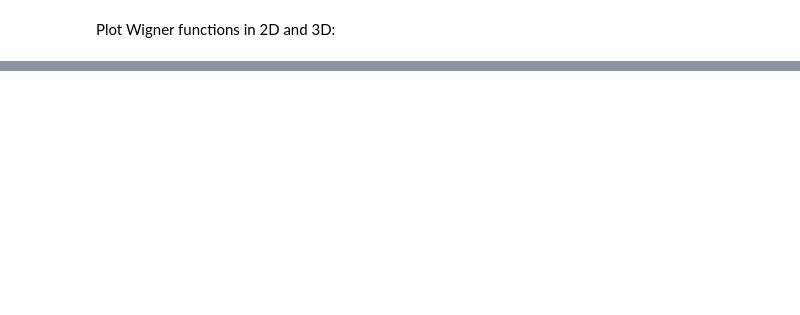
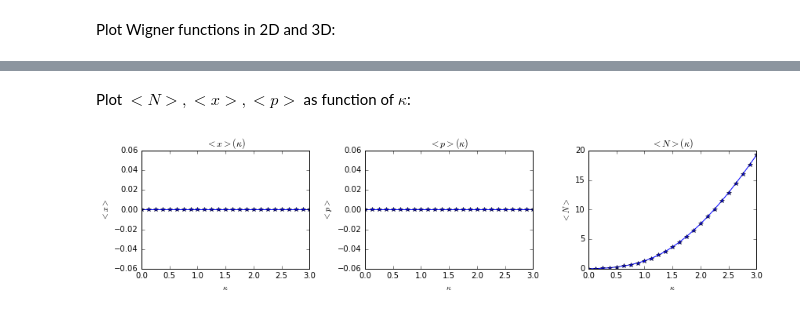
Before and after one commit to nadav-steiner/vdp-oscillator, a Jupyter notebook: VdP Oscillator Lindblad Solution.ipynb, the cells around one changed output, grey strips where cells are left out. Saved outputs shown, nothing was run; the diff lists cells and outputs as text; code cells hidden in the pictures; blank space fills up the shorter version.

```diff
--- a/VdP Oscillator Lindblad Solution.ipynb
+++ b/VdP Oscillator Lindblad Solution.ipynb
@@ -69,0 +82,4 @@ for kap in kappa:
+# %%
+rho_arr2 = []
+for kap in kappa2:
+    rho_arr2.append(solve_lindblad(gamma1, gamma2, nbar_omega, nbar2_omega, nbar_delta, kap, rho0, tlist))
@@ -116,0 +186,31 @@ plt.show()
+# %% [markdown]
+Plot $<N>, <x>, <p>$ as function of $\kappa$:
+# %%
+xres_arr2 = [0 for i in range(len(kappa2))]
+pres_arr2 = [0 for i in range(len(kappa2))]
+Nres_arr2 = [0 for i in range(len(kappa2))]
+
+for i,rho in enumerate(rho_arr2):
+    xres_arr2[i], pres_arr2[i], Nres_arr2[i] = qutip.expect([x, p, adag*a], rho.states[-1])
+
+fig, ax = plt.subplots(1,3, figsize=(12,3))
+ax[0].plot(kappa2, xres_arr2, 'b*-')
+ax[0].set_title("$<x>(\kappa)$")
+ax[0].set_ylabel("$<x>$")
+ax[0].set_xlabel("$\kappa$")
+# ax[0].set_ylim([-0.25,0.01])
+
+ax[1].plot(kappa2, pres_arr2, 'b*-')
+ax[1].set_title("$<p>(\kappa)$")
+ax[1].set_ylabel("$<p>$")
+ax[1].set_xlabel("$\kappa$")
+
+ax[2].plot(kappa2, Nres_arr2, 'b*-')
+ax[2].set_title("$<N>(\kappa)$")
+ax[2].set_ylabel("$<N>$")
+ax[2].set_xlabel("$\kappa$")
+
+plt.tight_layout()
+plt.show()
+# %% [output]
+[figure, added]
```
Also changed, not shown: parts of 30 cells of this notebook, 1 other file.
